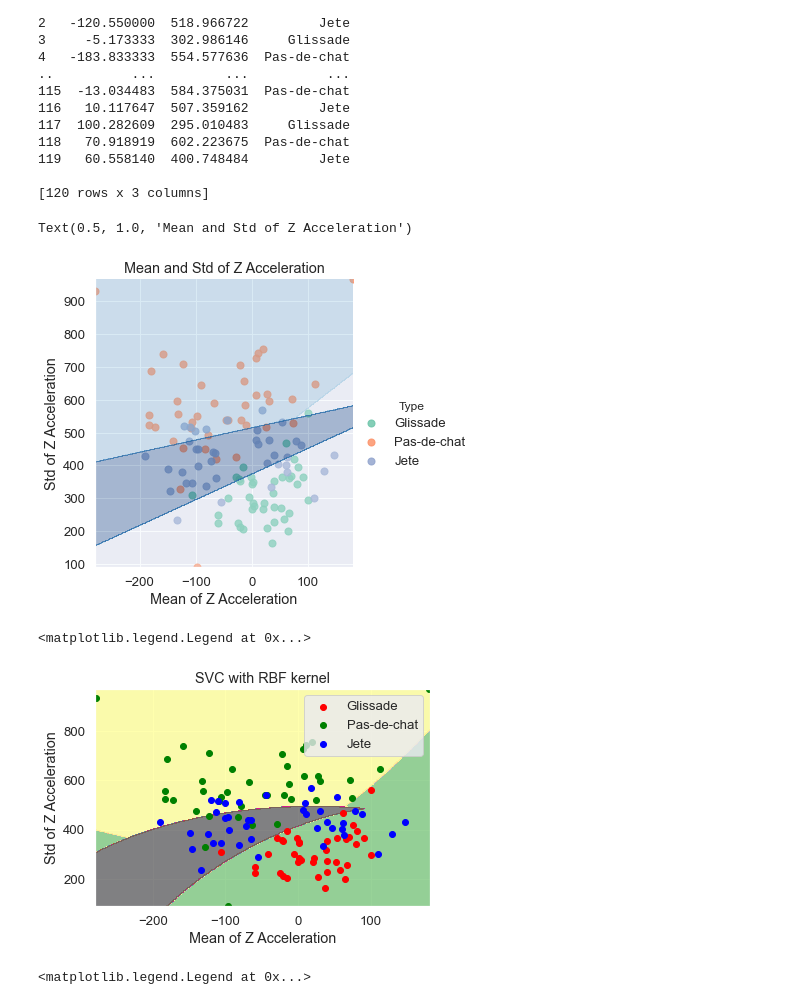
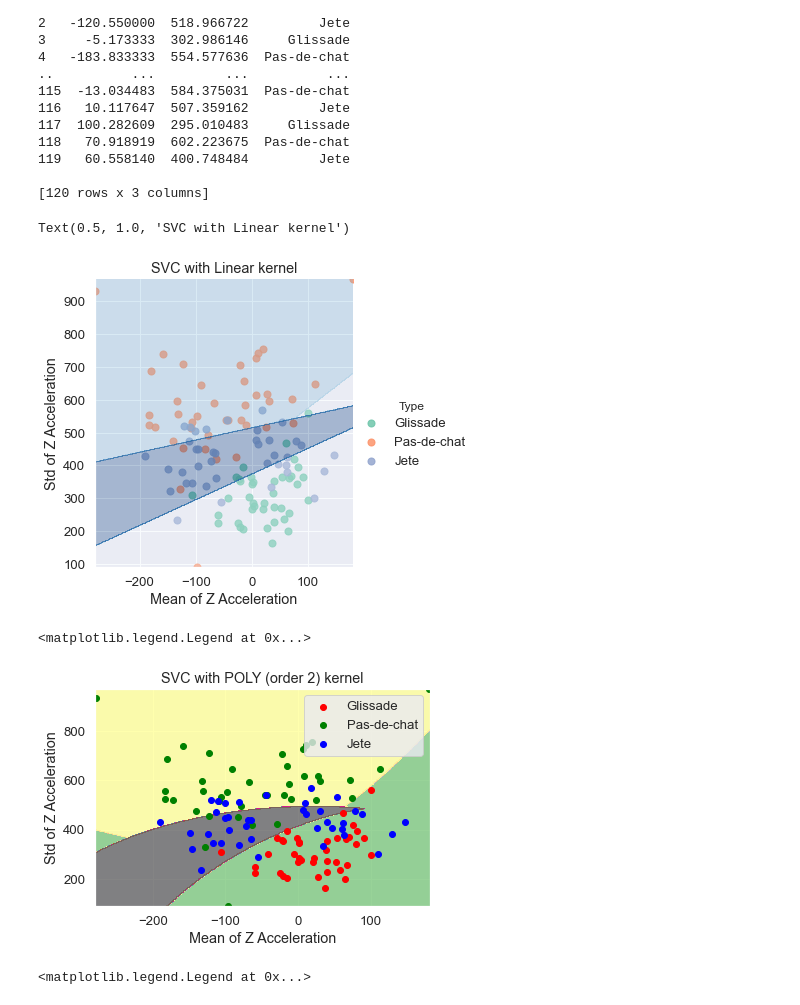
Before and after one commit to alb4876/ballet-jumps, a Jupyter notebook: Ballet.ipynb, the cells around one changed output. Drawn from its saved outputs; the diff is of its cells as text; code cells hidden in the pictures.

Commit message:
Add files via upload
titles corrected

```diff
--- a/Ballet.ipynb
+++ b/Ballet.ipynb
@@ -479,11 +479,11 @@ plt.contourf(xx, yy, Z, cmap=plt.cm.Blues, alpha=0.3)
 
 plt.xlabel('Mean of Z Acceleration')
 plt.ylabel('Std of Z Acceleration')
-plt.title("Mean and Std of Z Acceleration")
+plt.title("SVC with Linear kernel")
 #Figure below shows the points and the classes to which they belong.
 # %% [output]
-Text(0.5, 1.0, 'Mean and Std of Z Acceleration')
+Text(0.5, 1.0, 'SVC with Linear kernel')
-[figure, old version]
+[figure, new version]
 # %%
 # TRY 3Dplot
 from mpl_toolkits.mplot3d import Axes3D
@@ -501,35 +501,35 @@ y_min, y_max = X[:, 1].min() - 1, X[:, 1].max() + 1
 
 #---step size in the mesh---
 h = abs((x_max / x_min) / 0.4)
 
 
 #---make predictions for each of the points in xx,yy---
 xx, yy = np.meshgrid(np.arange(x_min, x_max, h),
                      np.arange(y_min, y_max, h))
 
 #print(x_min,x_max, y_min, y_max, h)
 Z = POLYmodel.predict(np.c_[xx.ravel(), yy.ravel()])
 
 #---draw the result using a color plot---
 Z = Z.reshape(xx.shape)
 #plt.contourf(xx, yy, Z, cmap=plt.cm.Blues, alpha=0.3)
 plt.contourf(xx, yy, Z, cmap=plt.cm.Accent, alpha=0.8)
 
 #---plot the training points---
 feature_names = ['Mean_Z', 'Std_Z']
 jumps = ['Glissade','Pas-de-chat', 'Jete']
 colors = ['red', 'green', 'blue']
 for color, i, target in zip(colors, [0, 1, 2], jumps):
     plt.scatter(X[y==i, 0], X[y==i, 1], color=color, label=target)
 
 plt.xlabel('Mean of Z Acceleration')
 plt.ylabel('Std of Z Acceleration')
-plt.title("SVC with RBF kernel")
+plt.title("SVC with POLY (order 2) kernel")
 plt.legend(loc='best', shadow=False, scatterpoints=1)
 #Figure below shows the points and the classes to which they belong.
 # %% [output]
 <matplotlib.legend.Legend at 0x...>
-[figure, old version]
+[figure, new version]
 # %%
 from numpy import c_
 
```
Also changed, not shown: parts of 1 cell of this notebook.
